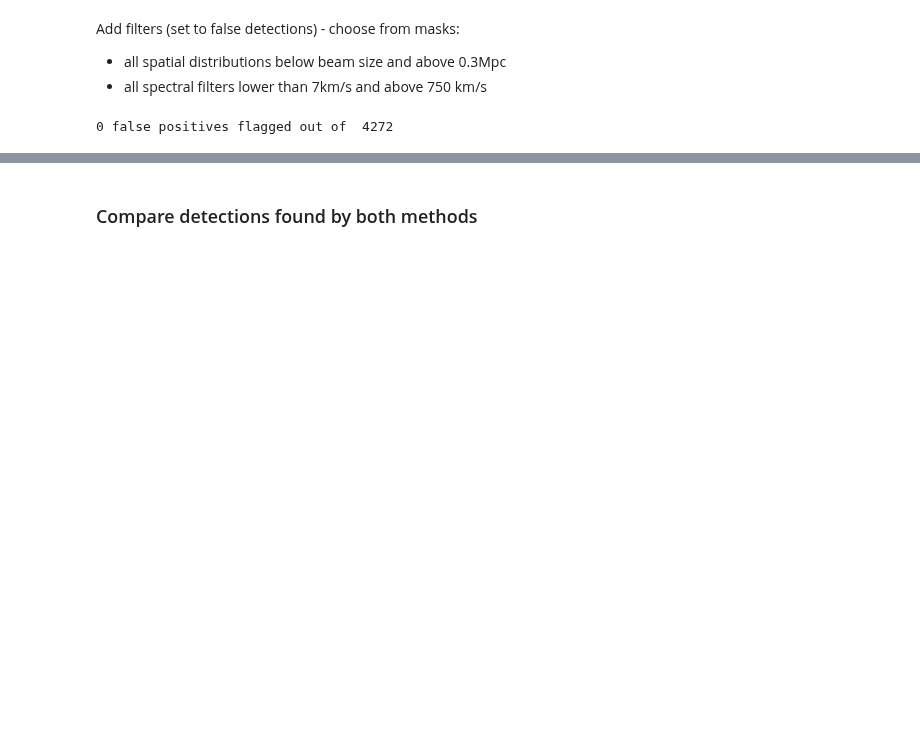
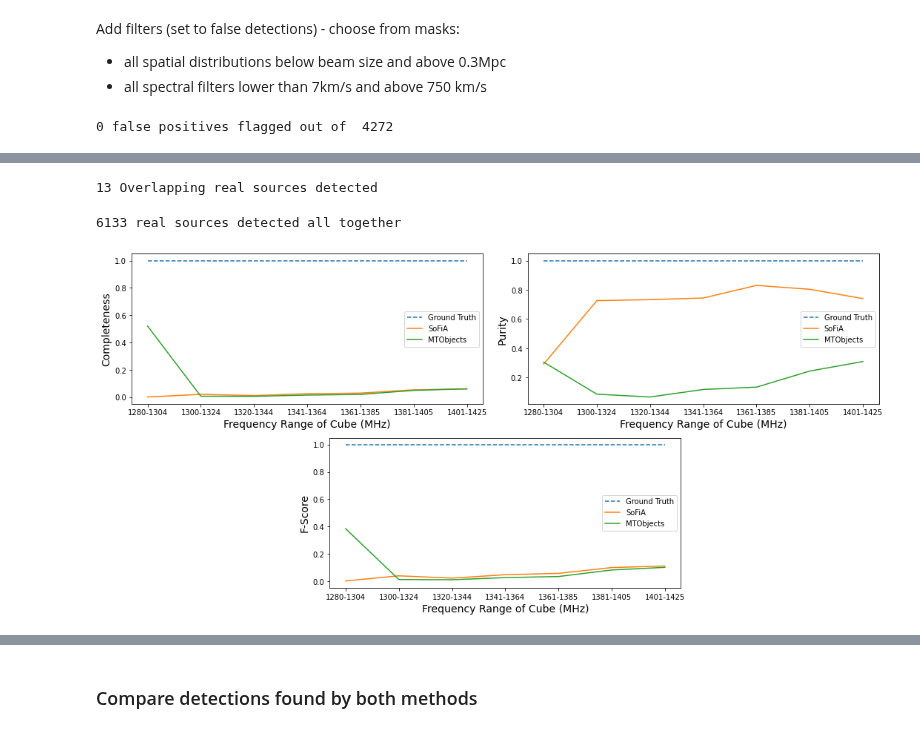
Before and after one commit to Jbarkai/HISourceFinder, a Jupyter notebook: notebooks/Inference.ipynb, the cells around one changed output, grey strips where cells are left out. Drawn from its saved outputs; the diff is of its cells as text; code cells hidden in the pictures; blank space fills up the shorter version.

```diff
--- a/notebooks/Inference.ipynb
+++ b/notebooks/Inference.ipynb
@@ -399,7 +244,7 @@ Add filters (set to false detections) - choose from masks:
 - all spectral filters lower than 7km/s and above 750 km/s
 # %%
 noise_res = [(15*u.arcsec).to(u.deg), (25*u.arcsec).to(u.deg)]
-kpc_lim = [0, 0.3*1e3]
+kpc_lim = [0, 300]
 n_vel_lim = [7, 750]
 # %%
 cond = (
@@ -438,0 +300,16 @@ sofia_cat_df.loc[cond2, 'true_positive_mocks'] = False
+# %%
+print(len(pd.merge(
+    sofia_cat_df[sofia_cat_df.true_positive_real], mto_cat_df[mto_cat_df.true_positive_real],
+    on=['mos_name', 'max_loc']
+)), "Overlapping real sources detected")
+# %% [output]
+13 Overlapping real sources detected
+# %%
+real_detected_cat = pd.merge(
+    sofia_cat_df[sofia_cat_df.true_positive_real], mto_cat_df[mto_cat_df.true_positive_real],
+    on=['mos_name', 'max_loc'],
+    suffixes=('_sof', '_mto'), how='outer'
+)
+print(len(real_detected_cat), "real sources detected all together")
+# %% [output]
+6133 real sources detected all together
@@ -438,0 +326,47 @@ sofia_cat_df.loc[cond2, 'true_positive_mocks'] = False
+# %%
+def make_real_eval_df(source_props_df, mask_cat_df):
+    eval_df = pd.DataFrame(columns=['mos_name', 'tp', 'fp', 'fn', 'recall', 'precision', 'f_score'])
+    for mos_name in source_props_df.mos_name.unique():
+        eval_df = eval_df.append(pd.Series(evaluate_real(source_props_df, mask_cat_df, mos_name), index = eval_df.columns), ignore_index=True)
+    eval_df = pd.merge(df[['mos_name', 'freq_1', 'freq_labels']], eval_df, on="mos_name", how="outer")
+    return eval_df
+# %%
+real_sofia_df = make_real_eval_df(sofia_cat_df, mask_cat_df)
+real_mto_df = make_real_eval_df(mto_cat_df, mask_cat_df)
+# real_vnet_df = make_real_eval_df(source_props_df, mask_cat_df)
+# %%
+fig = plt.figure(constrained_layout=True, figsize=(15,10))
+gs = fig.add_gridspec(3, 4)
+ax1 = fig.add_subplot(gs[0, :2])
+ax1.set_ylabel("Completeness", fontsize=14)
+ax1.set_xlabel(r"Frequency Range of Cube (MHz)", fontsize=14)
+ax1.plot([1]*7, label="Ground Truth", linestyle="--")
+sof = real_sofia_df[real_sofia_df.mos_name.str.contains("1245")].sort_values('freq_labels')
+mto = real_mto_df[real_mto_df.mos_name.str.contains("1245")].sort_values('freq_labels')
+ax1.plot(sof.freq_labels, sof.recall, label="SoFiA")
+ax1.plot(mto.freq_labels, mto.recall, label="MTObjects")
+# ax1.plot(real_vnet_df.freq_1, real_vnet_df.recall, label="V-Net")
+ax1.legend()
+
+ax2 = fig.add_subplot(gs[0, 2:4])
+
+ax2.set_ylabel("Purity", fontsize=14)
+ax2.set_xlabel(r"Frequency Range of Cube (MHz)", fontsize=14)
+ax2.plot([1]*7, label="Ground Truth", linestyle="--")
+ax2.plot(sof.freq_labels, sof.precision, label="SoFiA")
+ax2.plot(mto.freq_labels, mto.precision, label="MTObjects")
+# ax2.plot(real_vnet_df.freq_1, real_vnet_df.precision, label="V-Net")
+ax2.legend()
+
+ax3 = fig.add_subplot(gs[1, 1:3])
+ax3.set_ylabel("F-Score", fontsize=14)
+ax3.plot([1]*7, label="Ground Truth", linestyle="--")
+ax3.plot(sof.freq_labels, sof.f_score, label="SoFiA")
+ax3.plot(mto.freq_labels, mto.f_score, label="MTObjects")
+# ax3.plot(real_vnet_df.freq_1, real_vnet_df.f_score, label="V-Net")
+ax3.set_xlabel(r"Frequency Range of Cube (MHz)", fontsize=14)
+ax3.legend()
+
+fig.tight_layout()
+# %% [output]
+[figure, added]
```
Also changed, not shown: parts of 38 cells of this notebook, 1 other file.
